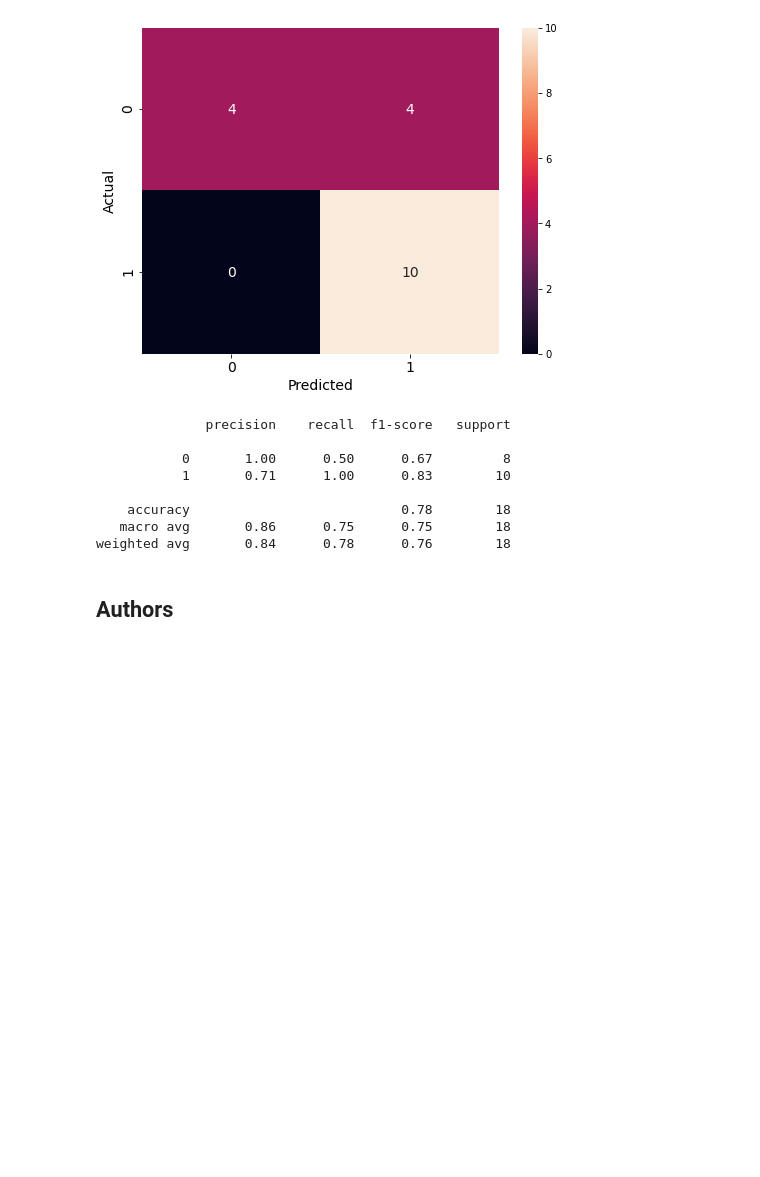
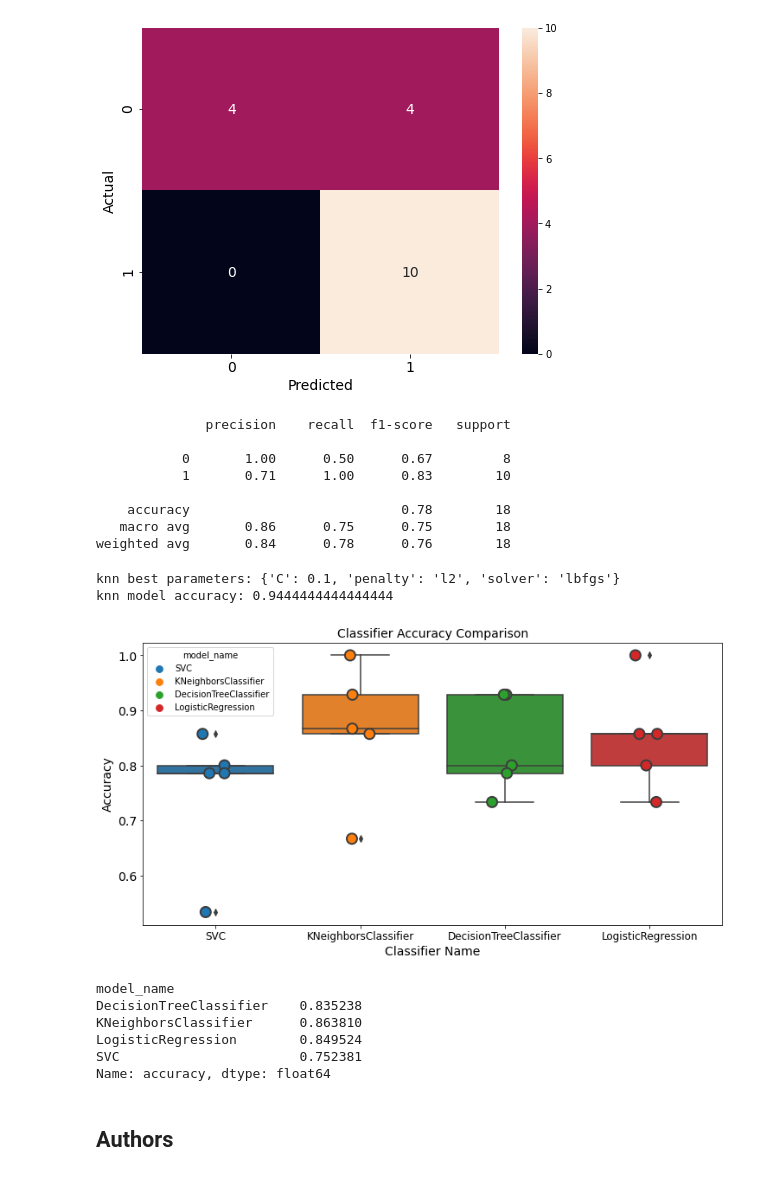
Before and after one commit to stricje1/Data_Science_Capstone, a Jupyter notebook: Predictive Model.ipynb, the cells around one changed output. Drawn from its saved outputs; the diff is of its cells as text; code cells hidden in the pictures; blank space fills up the shorter version.

```diff
--- a/Predictive Model.ipynb
+++ b/Predictive Model.ipynb
@@ -561,6 +560,64 @@ print (classification_report(Y_test, knn_yhat))
     accuracy                           0.78        18
    macro avg       0.86      0.75      0.75        18
 weighted avg       0.84      0.78      0.76        18
+# %%
+LR_cv.fit(X_test,Y_test)
+lr_best_grid = LR_cv.best_estimator_
+lr_yhat = lr_best_grid.predict(X_test)
+print('knn best parameters:',LR_cv.best_params_)
+print('knn model accuracy:',accuracy_score(Y_test, lr_yhat))
+# %% [output]
+knn best parameters: {'C': 0.1, 'penalty': 'l2', 'solver': 'lbfgs'}
+knn model accuracy: 0.9444444444444444
+# %%
+from sklearn.linear_model import LogisticRegression
+from sklearn.ensemble import RandomForestClassifier
+from sklearn.svm import LinearSVC
+from sklearn.model_selection import cross_val_score
+features=X_train
+labels=Y_train
+models = [
+    SVC(C=31.622776601683793, gamma=1.0, kernel='sigmoid'),
+    KNeighborsClassifier(n_neighbors=1,p=1),
+    DecisionTreeClassifier(criterion='entropy', max_depth=8, min_samples_leaf= 4, min_samples_split=5, splitter='best'),
+    LogisticRegression(C=0.1, penalty='l2', solver='lbfgs'),
+]
+# %%
+import seaborn as sns
+import warnings
+warnings.filterwarnings("ignore",category=DeprecationWarning)
+
+CV = 5
+cv_df = pd.DataFrame(index=range(CV * len(models)))
+entries = []
+for model in models:
+  model_name = model.__class__.__name__
+  accuracies = cross_val_score(model, X_train, Y_train, scoring='accuracy', cv=CV)
+  for fold_idx, accuracy in enumerate(accuracies):
+    entries.append((model_name, fold_idx, accuracy))
+cv_df = pd.DataFrame(entries, columns=['model_name', 'fold_idx', 'accuracy'])
+import seaborn as sns
+plt.figure(figsize=[12,6])
+sns.boxplot(x='model_name', y='accuracy', data=cv_df)
+sns.stripplot(x='model_name', y='accuracy', data=cv_df, hue='model_name',
+              size=12, jitter=True, edgecolor="gray", linewidth=2)
+plt.title('Classifier Accuracy Comparison', fontsize=14)
+plt.ylabel('Accuracy', fontsize=14)
+plt.xlabel('Classifier Name', fontsize=14)
+plt.xticks(fontsize=12)
+plt.yticks(fontsize=14)
+plt.show()
+# %% [output]
+[figure, added]
+# %%
+cv_df.groupby('model_name').accuracy.mean()
+# %% [output]
+model_name
+DecisionTreeClassifier    0.835238
+KNeighborsClassifier      0.863810
+LogisticRegression        0.849524
+SVC                       0.752381
+Name: accuracy, dtype: float64
 # %% [markdown]
 ## Authors
 # %% [markdown]
```
Also changed, not shown: parts of 12 cells of this notebook.
